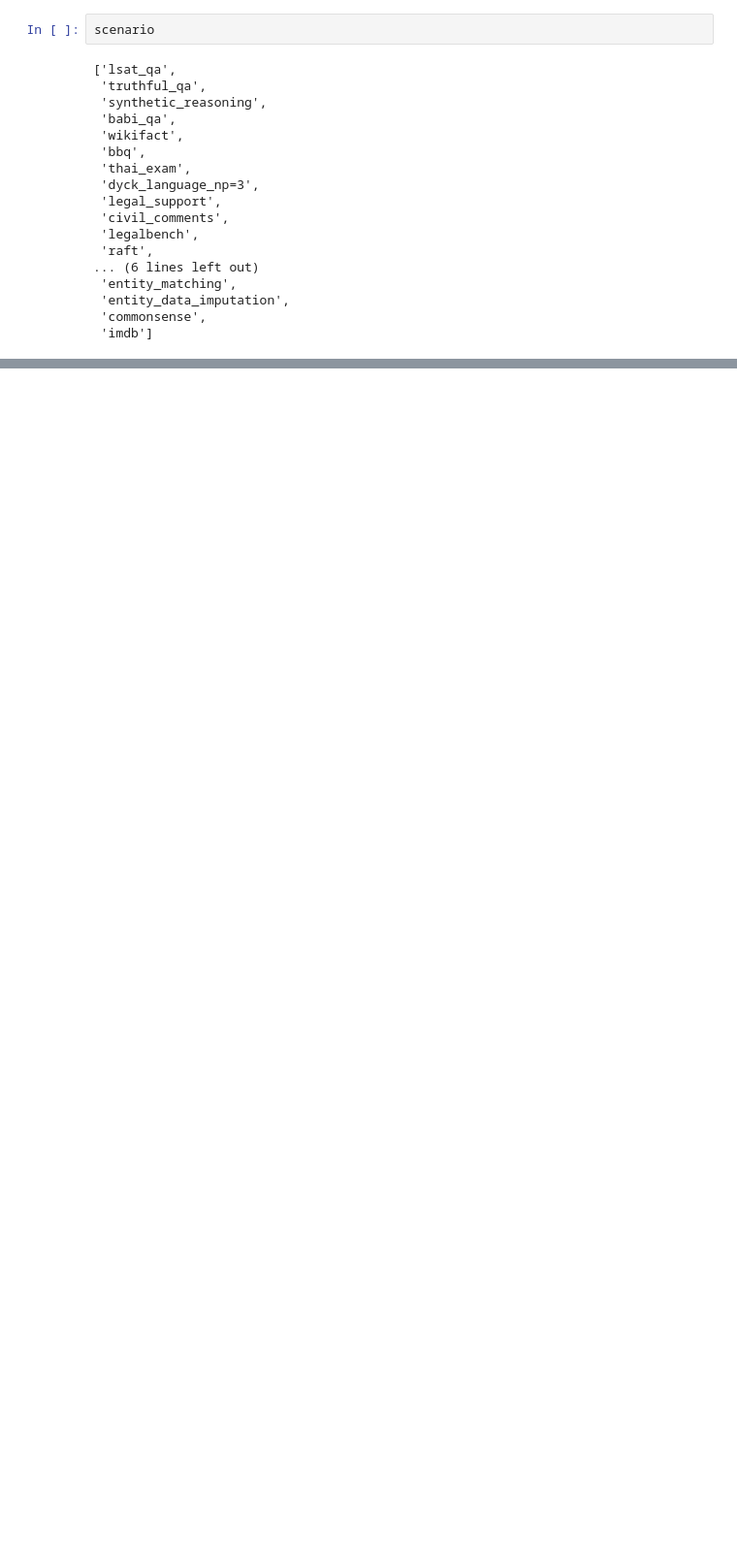
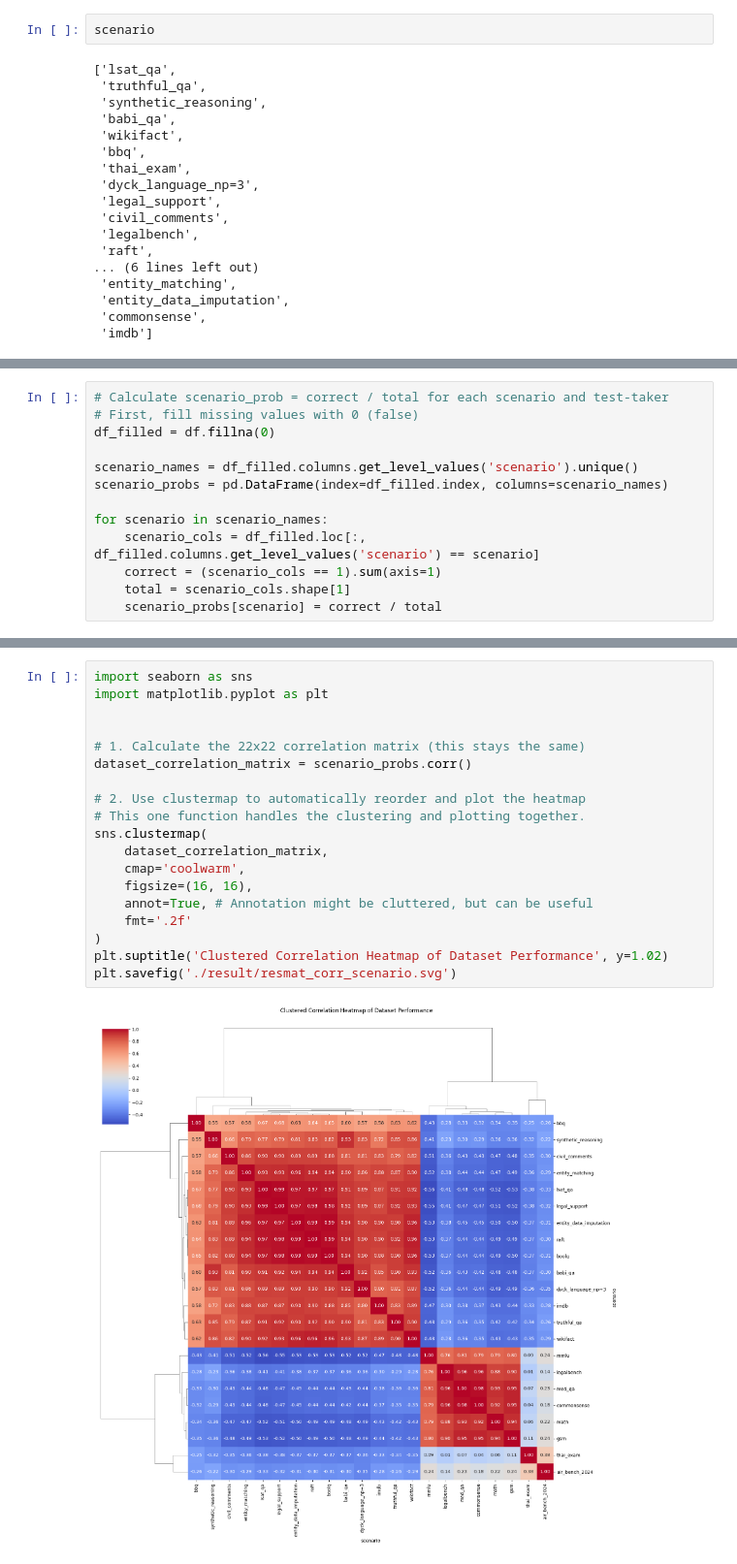
Before and after one commit to ronanhansel/reeval-multi, a Jupyter notebook: eda.ipynb, the cells around one changed output, grey strips where cells are left out. Shown at 97% size. Cells and saved outputs as stored; diff of their text form; blank space fills up the shorter version.

```diff
--- a/eda.ipynb
+++ b/eda.ipynb
@@ -226,0 +94,13 @@ array([ 0,  0,  0, ..., 21, 21, 21], shape=(78712,), dtype=int32)
+# %%
+# Calculate scenario_prob = correct / total for each scenario and test-taker
+# First, fill missing values with 0 (false)
+df_filled = df.fillna(0)
+
+scenario_names = df_filled.columns.get_level_values('scenario').unique()
+scenario_probs = pd.DataFrame(index=df_filled.index, columns=scenario_names)
+
+for scenario in scenario_names:
+    scenario_cols = df_filled.loc[:, df_filled.columns.get_level_values('scenario') == scenario]
+    correct = (scenario_cols == 1).sum(axis=1)
+    total = scenario_cols.shape[1]
+    scenario_probs[scenario] = correct / total
@@ -226,0 +124,21 @@ array([ 0,  0,  0, ..., 21, 21, 21], shape=(78712,), dtype=int32)
+# %%
+import seaborn as sns
+import matplotlib.pyplot as plt
+
+
+# 1. Calculate the 22x22 correlation matrix (this stays the same)
+dataset_correlation_matrix = scenario_probs.corr()
+
+# 2. Use clustermap to automatically reorder and plot the heatmap
+# This one function handles the clustering and plotting together.
+sns.clustermap(
+    dataset_correlation_matrix,
+    cmap='coolwarm',
+    figsize=(16, 16),
+    annot=True, # Annotation might be cluttered, but can be useful
+    fmt='.2f'
+)
+plt.suptitle('Clustered Correlation Heatmap of Dataset Performance', y=1.02)
+plt.savefig('./result/resmat_corr_scenario.svg')
+# %% [output]
+[figure, added]
```
Also changed, not shown: parts of 18 cells of this notebook, 1 other file.
